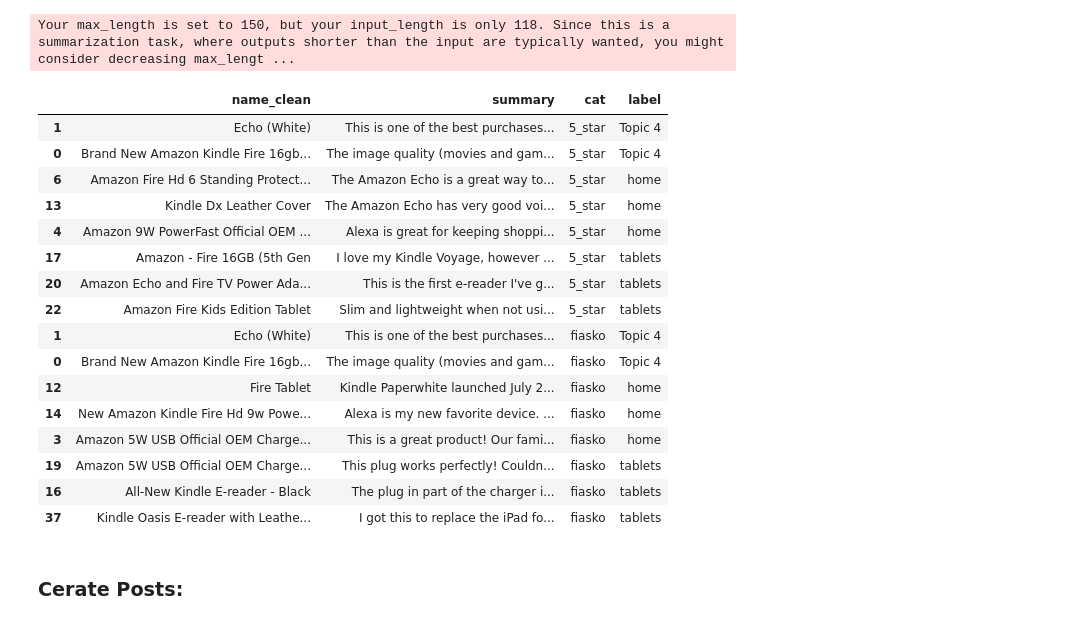
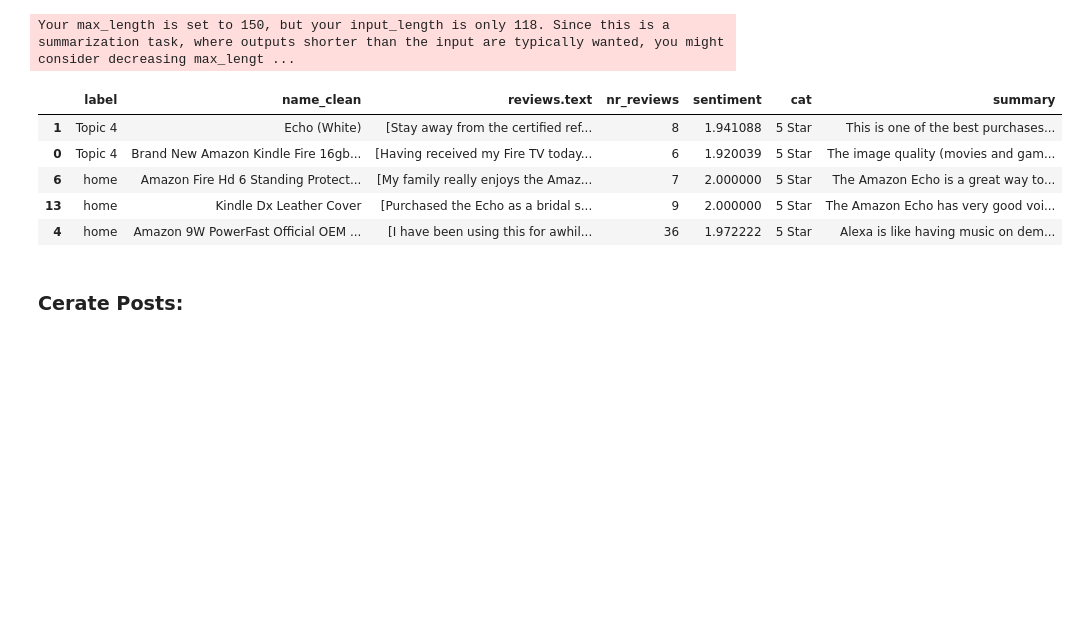
Before and after one commit to mojeffski/project_amazon, a Jupyter notebook: 3_genai_blogposts.ipynb, the cells around one changed output. Saved outputs shown, nothing was run; the diff lists cells and outputs as text; code cells hidden in the pictures; blank space fills up the shorter version.

```diff
--- a/3_genai_blogposts.ipynb
+++ b/3_genai_blogposts.ipynb
@@ -174,26 +154,15 @@ top_categories.to_csv('dataset/interim/products_with_summaries.csv', index=False
     # Display the updated DataFrame with summaries
 # %% [output]
 Your max_length is set to 150, but your input_length is only 118. Since this is a summarization task, where outputs shorter than the input are typically wanted, you might consider decreasing max_lengt ...
-# %%
-top_categories[['name_clean', 'summary','cat','label']]
-# %% [output]
-|  | name_clean | summary | cat | label |
-| 1 | Echo (White) | This is one of the best purchases... | 5_star | Topic 4 |
-| 0 | Brand New Amazon Kindle Fire 16gb... | The image quality (movies and gam... | 5_star | Topic 4 |
-| 6 | Amazon Fire Hd 6 Standing Protect... | The Amazon Echo is a great way to... | 5_star | home |
-| 13 | Kindle Dx Leather Cover | The Amazon Echo has very good voi... | 5_star | home |
-| 4 | Amazon 9W PowerFast Official OEM ... | Alexa is great for keeping shoppi... | 5_star | home |
-| 17 | Amazon - Fire 16GB (5th Gen | I love my Kindle Voyage, however ... | 5_star | tablets |
-| 20 | Amazon Echo and Fire TV Power Ada... | This is the first e-reader I've g... | 5_star | tablets |
-| 22 | Amazon Fire Kids Edition Tablet | Slim and lightweight when not usi... | 5_star | tablets |
-| 1 | Echo (White) | This is one of the best purchases... | fiasko | Topic 4 |
-| 0 | Brand New Amazon Kindle Fire 16gb... | The image quality (movies and gam... | fiasko | Topic 4 |
-| 12 | Fire Tablet | Kindle Paperwhite launched July 2... | fiasko | home |
-| 14 | New Amazon Kindle Fire Hd 9w Powe... | Alexa is my new favorite device. ... | fiasko | home |
-| 3 | Amazon 5W USB Official OEM Charge... | This is a great product! Our fami... | fiasko | home |
-| 19 | Amazon 5W USB Official OEM Charge... | This plug works perfectly! Couldn... | fiasko | tablets |
-| 16 | All-New Kindle E-reader - Black | The plug in part of the charger i... | fiasko | tablets |
-| 37 | Kindle Oasis E-reader with Leathe... | I got this to replace the iPad fo... | fiasko | tablets |
+# %%
+top_categories.head()
+# %% [output]
+|  | label | name_clean | reviews.text | nr_reviews | sentiment | cat | summary |
+| 1 | Topic 4 | Echo (White) | [Stay away from the certified ref... | 8 | 1.941088 | 5 Star | This is one of the best purchases... |
+| 0 | Topic 4 | Brand New Amazon Kindle Fire 16gb... | [Having received my Fire TV today... | 6 | 1.920039 | 5 Star | The image quality (movies and gam... |
+| 6 | home | Amazon Fire Hd 6 Standing Protect... | [My family really enjoys the Amaz... | 7 | 2.000000 | 5 Star | The Amazon Echo is a great way to... |
+| 13 | home | Kindle Dx Leather Cover | [Purchased the Echo as a bridal s... | 9 | 2.000000 | 5 Star | The Amazon Echo has very good voi... |
+| 4 | home | Amazon 9W PowerFast Official OEM ... | [I have been using this for awhil... | 36 | 1.972222 | 5 Star | Alexa is like having music on dem... |
 # %% [markdown]
 ### Cerate Posts:
 # %% [markdown]
```
Also changed, not shown: parts of 7 cells of this notebook, 1 other file.
